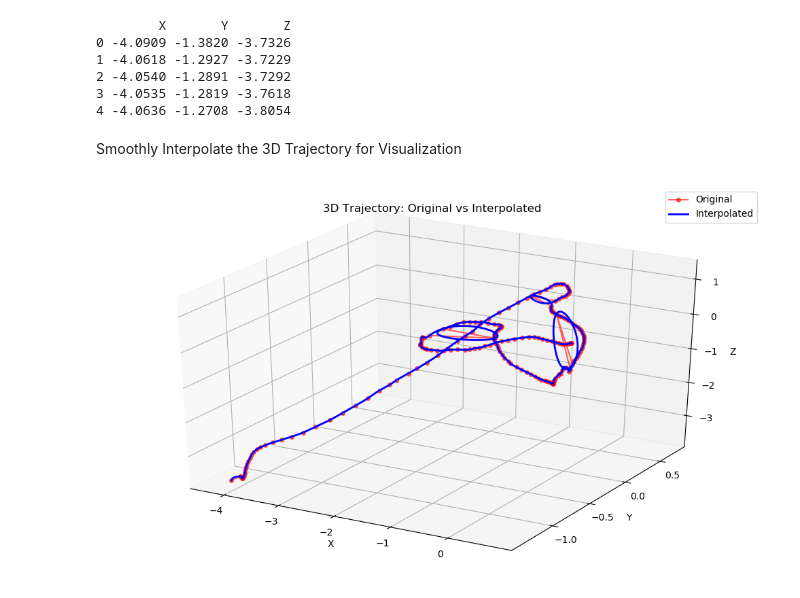
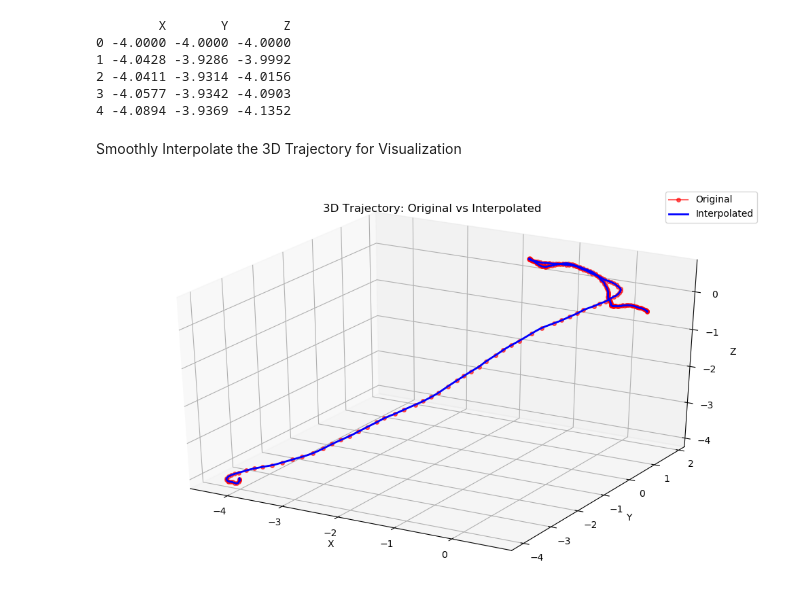
Before and after one commit to xkhainguyen/robot-visualizer, a Jupyter notebook: main.ipynb, the cells around one changed output. Cells and saved outputs as stored; diff of their text form; code cells hidden in the pictures.

```diff
--- a/main.ipynb
+++ b/main.ipynb
@@ -4,7 +4,12 @@ import pandas as pd
 import numpy as np
 
 # === Step 1: Load the file ===
-file_path = "data/V5"  # Replace this with the actual path to your file
+deq_mpc_deq = "V4"
+deq_mpc_nn = "V4 _ deq-mpc-nn"
+deq_1_mpc = "V4 - deq-1-mpc"
+diff_mpc_nn = "V4 Diff-mpc-nn"
+
+file_path = "data/" + deq_mpc_deq  # Replace this with the actual path to your file
 with open(file_path, "r") as file:
     lines = file.readlines()
 
@@ -32,47 +37,48 @@ print(df.head())
 trajectory = np.array(df[["X", "Y", "Z"]].values)  # Load from DataFrame
 # %% [output]
         X       Y       Z
-0 -4.0909 -1.3820 -3.7326
-1 -4.0618 -1.2927 -3.7229
-2 -4.0540 -1.2891 -3.7292
-3 -4.0535 -1.2819 -3.7618
-4 -4.0636 -1.2708 -3.8054
+0 -4.0000 -4.0000 -4.0000
+1 -4.0428 -3.9286 -3.9992
+2 -4.0411 -3.9314 -4.0156
+3 -4.0577 -3.9342 -4.0903
+4 -4.0894 -3.9369 -4.1352
 # %% [markdown]
 Smoothly Interpolate the 3D Trajectory for Visualization
 # %%
 import numpy as np
 from scipy.interpolate import splprep, splev
 import matplotlib.pyplot as plt
-from mpl_toolkits.mplot3d import Axes3D  # 👈 needed for 3D projection
+from mpl_toolkits.mplot3d import Axes3D  # needed for 3D projection
 
 # Extract x, y, z
 x, y, z = trajectory.T
 
 # Interpolate using a B-spline
 tck, u = splprep([x, y, z], s=0)
-u_fine = np.linspace(0, 1, 1000)
+u_fine = np.linspace(0, 1, 800)
 x_new, y_new, z_new = splev(u_fine, tck)
+# x_new, y_new, z_new = x, y, z
 interpolated = np.stack((x_new, y_new, z_new), axis=-1)
 
 # Plot original and interpolated
 fig = plt.figure(figsize=(10, 6))
 ax = fig.add_subplot(111, projection='3d')
 
 # Original trajectory
 ax.plot(x, y, z, 'o-', label='Original', color='red', markersize=4, alpha=0.6)
 
 # Interpolated trajectory
 ax.plot(x_new, y_new, z_new, '-', label='Interpolated', color='blue', linewidth=2)
 
 # Labels and legend
 ax.set_title("3D Trajectory: Original vs Interpolated")
 ax.set_xlabel("X")
 ax.set_ylabel("Y")
 ax.set_zlabel("Z")
 ax.legend()
 ax.view_init(elev=30, azim=-60)  # Optional: rotate for better view
 
 plt.tight_layout()
 plt.show()
 # %% [output]
-[figure, old version]
+[figure, new version]
```
Also changed, not shown: parts of 4 cells of this notebook, 16 other files.
